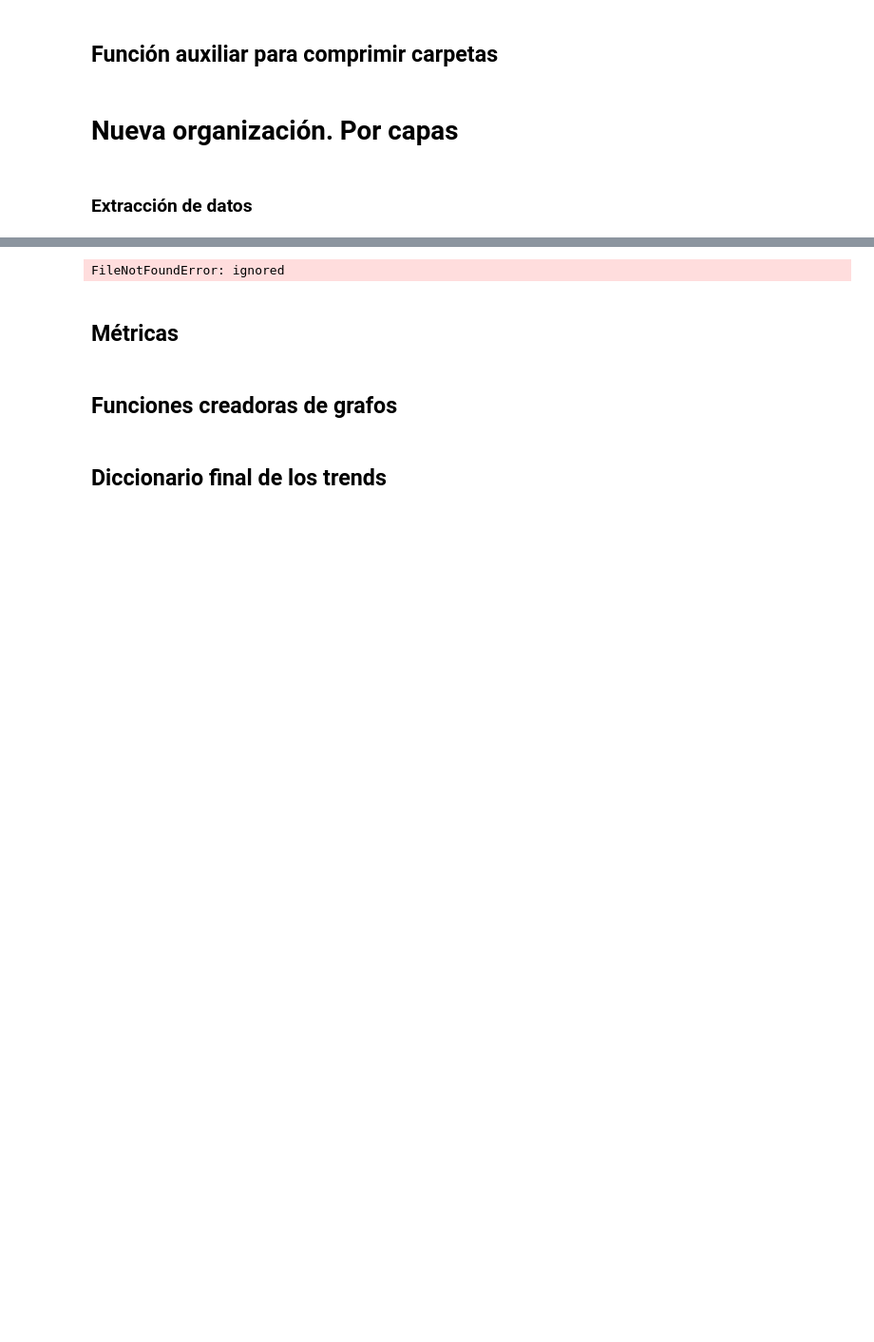
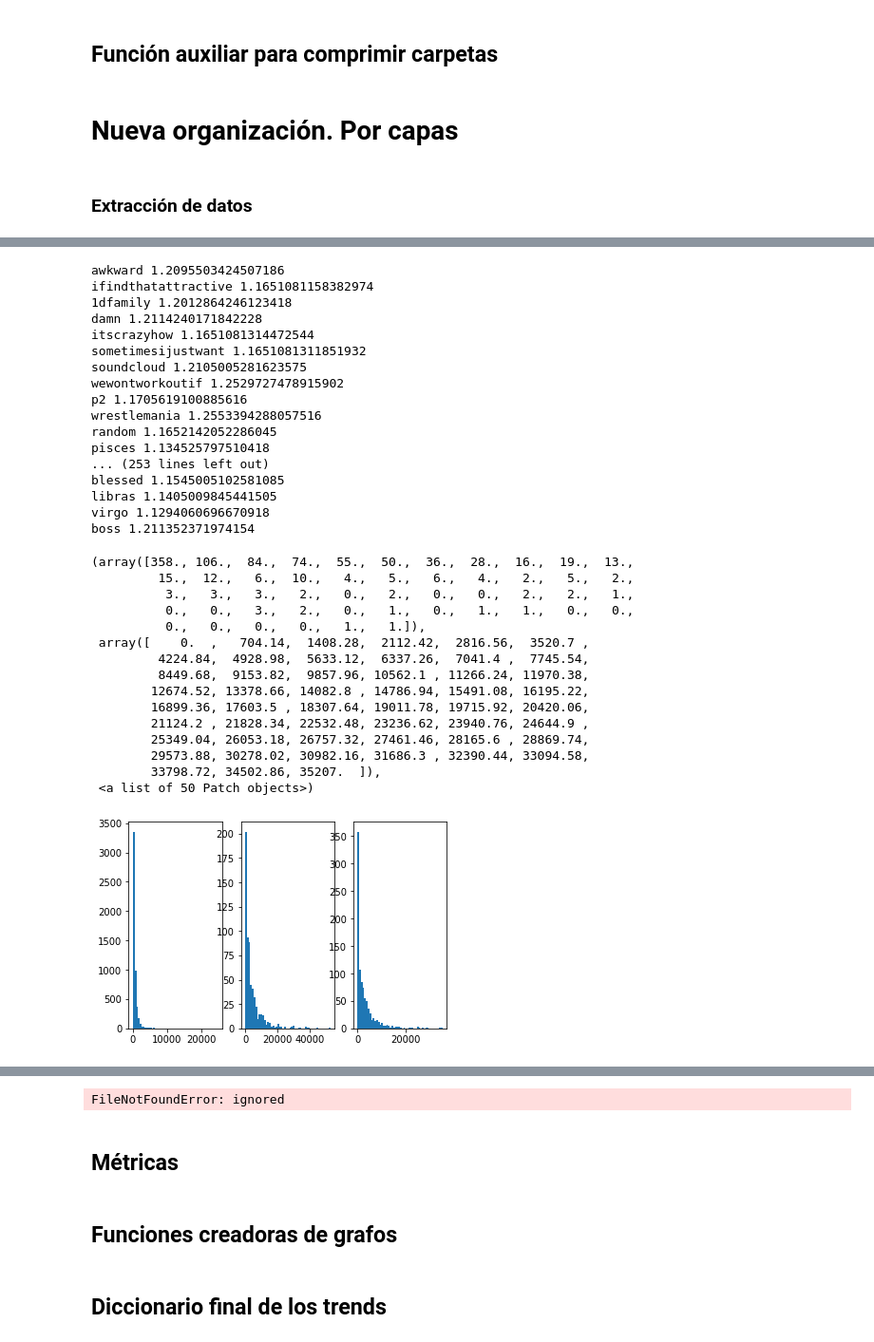
Before and after one commit to ErickMMuniz/NetworkAnalysis_TwitterTrends, a Jupyter notebook: NetworkAnalysis_TwitterTrends.ipynb, the cells around one changed output, grey strips where cells are left out. Shown at 95% size. Cells and saved outputs as stored; diff of their text form; code cells hidden in the pictures; blank space fills up the shorter version.

```diff
--- a/NetworkAnalysis_TwitterTrends.ipynb
+++ b/NetworkAnalysis_TwitterTrends.ipynb
@@ -397,0 +430,71 @@ df_mutual_follow = get_data_followers_and_friends()
+# %%
+trend = list_trends[10]
+#trend = "np"
+
+
+from scipy.stats import powerlaw
+
+kappa = powerlaw.fit(data)
+gamma = 1 + kappa[0]
+for trend in list_trends:
+
+    list_ts_tweets = dic_tweets_user[trend]
+    list_ts_mentions = dic_mentions_user[trend]
+    list_ts_retweets = dic_retweets_user[trend]
+
+    array_ts_tweets = np.array([int(str_data.split(',')[0]) for str_data in list_ts_tweets])
+    array_ts_retweets = np.array([int(str_data.split(',')[0]) for str_data in list_ts_retweets])
+    array_ts_mentions = np.array([int(str_data.split(',')[0]) for str_data in list_ts_mentions])
+
+    intertime_tweets = np.diff(array_ts_tweets)
+
+    kappa = powerlaw.fit(intertime_tweets)
+    gamma = 1 + kappa[0]
+
+    print(trend,gamma)
+intertime_tweets = np.diff(array_ts_tweets)
+intertime_retweets = np.diff(array_ts_retweets)
+intertime_mentions = np.diff(array_ts_mentions)
+
+plt.subplot(131)
+plt.hist(intertime_tweets, bins = 50 )
+
+plt.subplot(132)
+plt.hist(intertime_retweets, bins = 50 )
+
+plt.subplot(133)
+plt.hist(intertime_mentions , bins = 50 )
+# %% [output]
+awkward 1.2095503424507186
+ifindthatattractive 1.1651081158382974
+1dfamily 1.2012864246123418
+damn 1.2114240171842228
+itscrazyhow 1.1651081314472544
+sometimesijustwant 1.1651081311851932
+soundcloud 1.2105005281623575
+wewontworkoutif 1.2529727478915902
+p2 1.1705619100885616
+wrestlemania 1.2553394288057516
+random 1.1652142052286045
+pisces 1.134525797510418
+... (253 lines left out)
+blessed 1.1545005102581085
+libras 1.1405009845441505
+virgo 1.1294060696670918
+boss 1.211352371974154
+(array([358., 106.,  84.,  74.,  55.,  50.,  36.,  28.,  16.,  19.,  13.,
+         15.,  12.,   6.,  10.,   4.,   5.,   6.,   4.,   2.,   5.,   2.,
+          3.,   3.,   3.,   2.,   0.,   2.,   0.,   0.,   2.,   2.,   1.,
+          0.,   0.,   3.,   2.,   0.,   1.,   0.,   1.,   1.,   0.,   0.,
+          0.,   0.,   0.,   0.,   1.,   1.]),
+ array([    0.  ,   704.14,  1408.28,  2112.42,  2816.56,  3520.7 ,
+         4224.84,  4928.98,  5633.12,  6337.26,  7041.4 ,  7745.54,
+         8449.68,  9153.82,  9857.96, 10562.1 , 11266.24, 11970.38,
+        12674.52, 13378.66, 14082.8 , 14786.94, 15491.08, 16195.22,
+        16899.36, 17603.5 , 18307.64, 19011.78, 19715.92, 20420.06,
+        21124.2 , 21828.34, 22532.48, 23236.62, 23940.76, 24644.9 ,
+        25349.04, 26053.18, 26757.32, 27461.46, 28165.6 , 28869.74,
+        29573.88, 30278.02, 30982.16, 31686.3 , 32390.44, 33094.58,
+        33798.72, 34502.86, 35207.  ]),
+ <a list of 50 Patch objects>)
+[figure, added]
```
Also changed, not shown: parts of 10 cells of this notebook.
